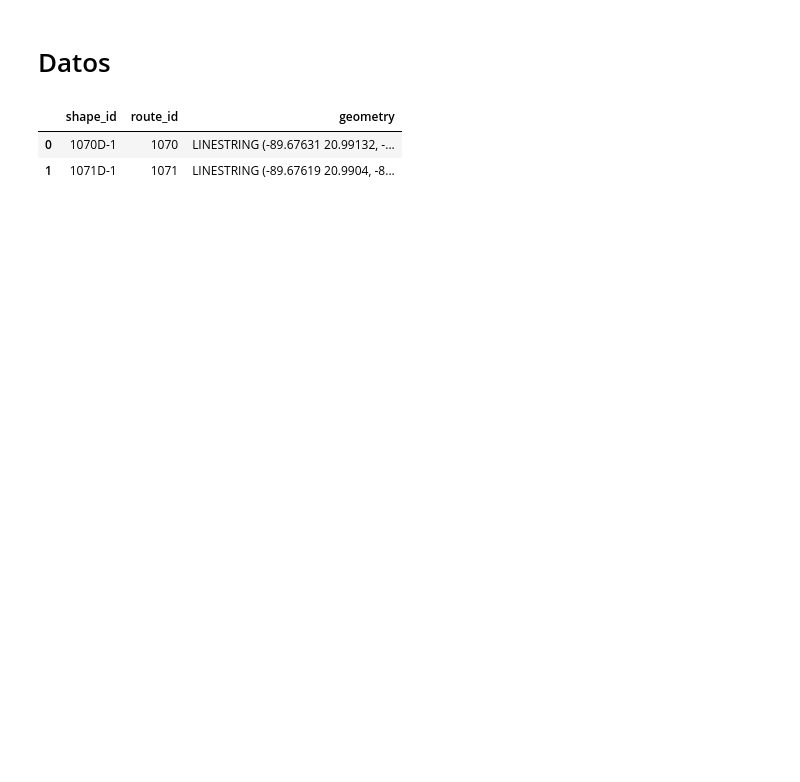
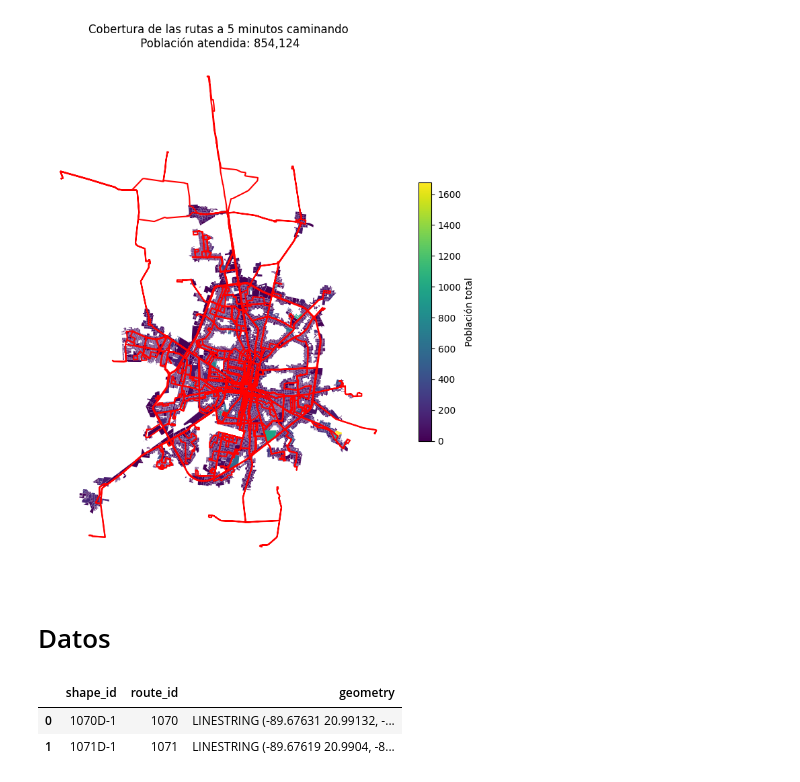
Before and after one commit to sergioisla/hackanalisis, a Jupyter notebook: notebooks/cobertura_rutas_tp_merida.ipynb, the cells around one changed output. Cells and saved outputs as stored; diff of their text form; code cells hidden in the pictures; blank space fills up the shorter version.

Commit message:
calcula cobertura de rutas de transporte

```diff
--- a/notebooks/cobertura_rutas_tp_merida.ipynb
+++ b/notebooks/cobertura_rutas_tp_merida.ipynb
@@ -3,0 +6,35 @@ import matplotlib.pyplot as plt
+# %%
+from gtfs_merida import GTFSMerida
+
+datos = "../datos"
+gtfs_base_file = f"{datos}/GTFS/gtfs-merida.zip"
+isocronas_pob_gpkg = f"{datos}/isocronas_mza_pob_merida_2020.gpkg"
+manzanas_shp = f"{datos}/31_Manzanas_INV2020_shp/INV2020_IND_PVEU_MZA_31.shp"
+bbox_merida = 3764086,1034675,3792830,1069982
+
+def get_poblacion_atendida(rutas, iso, manz):
+    mzas_ruta_total = []
+    for i in rutas.index:
+        if (i % 10) == 0:
+            print(f"Procesando ruta {i+1} de {len(rutas)}")
+        ruta_i = rutas.loc[i, "geometry"]
+        mzas_ruta_iso = iso.loc[iso.intersects(ruta_i), "CVEGEO"].unique().tolist()
+        mzas_ruta_total += mzas_ruta_iso
+
+    mzas_ruta_unq = list(set(mzas_ruta_total))
+    manz_rutas = manz.loc[manz["CVEGEO"].isin(mzas_ruta_unq)]
+    return manz_rutas
+
+def get_poblacion_atendida_from_gtfs(gtfs_obj, t=5):
+    rutas = gtfs_obj.get_rutas()
+    iso = gpd.read_file(isocronas_pob_gpkg, encoding='utf-8', layer=f"{t}_minutos_pob", columns=['CVEGEO', 'geometry'])
+    manz = gpd.read_file(manzanas_shp, encoding='utf-8', bbox=bbox_merida)\
+        .to_crs(epsg=4326)
+    manz["POBTOT"] = manz["POBTOT"].astype(int)
+    return get_poblacion_atendida(rutas, iso, manz)
+
+t = 5
+gtfs_base = GTFSMerida(gtfs_base_file)
+manz_rutas_atendidas_base = get_poblacion_atendida_from_gtfs(gtfs_base, t=t)
+pob_atendida_base = manz_rutas_atendidas_base["POBTOT"].sum()
+print(f"Población atendida a {t} minutos: {pob_atendida_base}")
@@ -4,3 +50,12 @@ import matplotlib.pyplot as plt
+# %%
+ax = manz_rutas_atendidas_base.plot(column="POBTOT", figsize=(10, 10),
+                    legend=True,
+                    legend_kwds={"label": "Población total", "shrink": 0.5})
+gtfs_base.get_rutas().plot(ax=ax, color="r")
+ax.set_title(f"Cobertura de las rutas a {t} minutos caminando\n Población atendida: {manz_rutas_atendidas_base['POBTOT'].sum():,}")
+ax.set_axis_off()
+# %% [output]
+[figure, added]
 # %% [markdown]
 # Datos
 # %%
```
Also changed, not shown: parts of 5 cells of this notebook, 1 other file.
